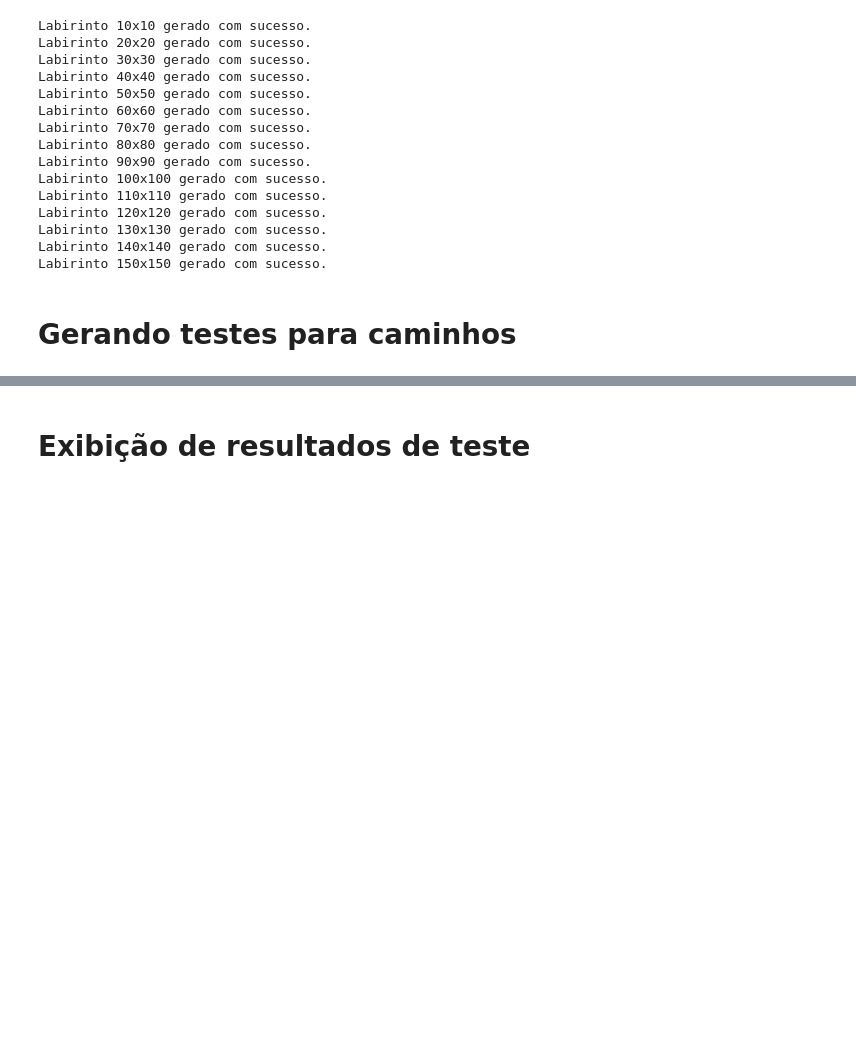
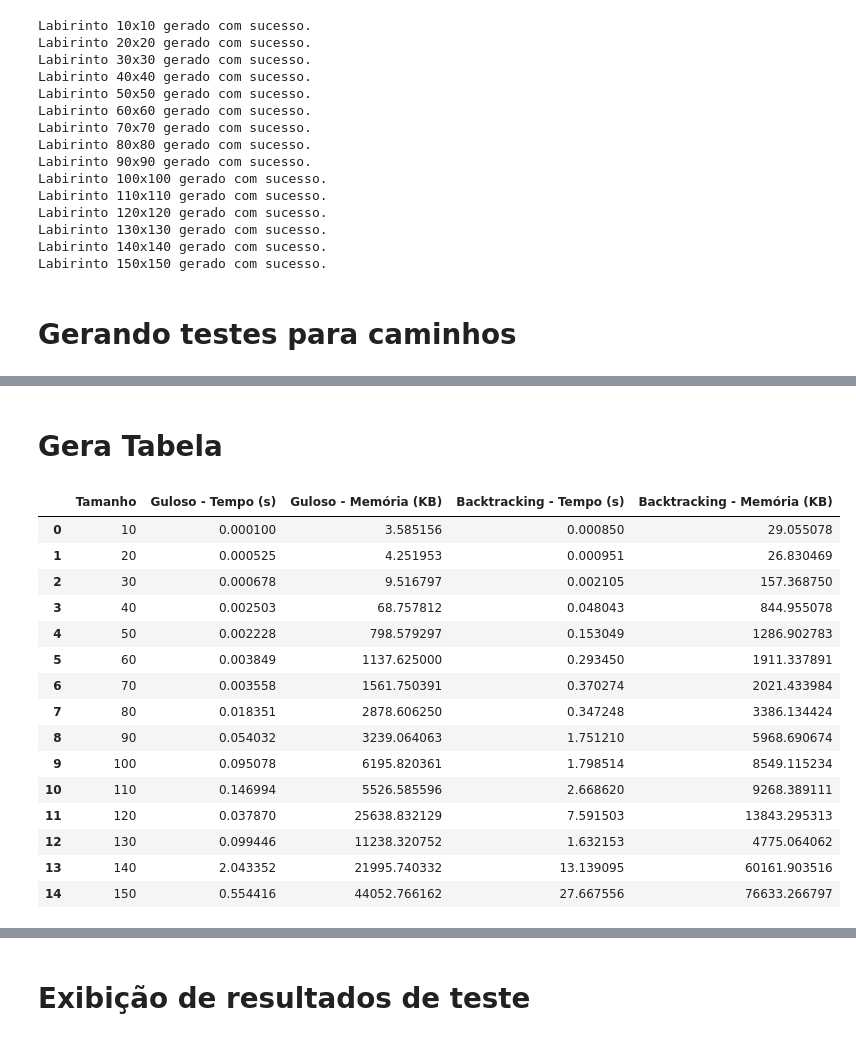
Before and after one commit to KauaHenSilva/paa_trabalho, a Jupyter notebook: main.ipynb, the cells around one changed output, grey strips where cells are left out. Saved outputs shown, nothing was run; the diff lists cells and outputs as text; code cells hidden in the pictures; blank space fills up the shorter version.

```diff
--- a/main.ipynb
+++ b/main.ipynb
@@ -405,0 +431,38 @@ Labirinto 150x150: Tempo: 0.1242s, Memória: 35436.55KB
+# %% [markdown]
+# Gera Tabela
+# %%
+from IPython.display import display, HTML
+
+def gerar_tabela_resultados_completa(resultados_um, resultados_varios):
+    """
+    Gera uma tabela pandas DataFrame com os resultados de tempo e memória para um algoritmo,
+    mostrando lado a lado os valores para 'um caminho' e 'vários caminhos'.
+    O nome do algoritmo aparece como título acima da tabela.
+    """
+    df = pd.DataFrame({
+        'Tamanho': [r[0] for r in resultados_um],
+        'Guloso - Tempo (s)': [r[1] for r in resultados_um],
+        'Guloso - Memória (KB)': [r[2] for r in resultados_um],
+        'Backtracking - Tempo (s)': [r[1] for r in resultados_varios],
+        'Backtracking - Memória (KB)': [r[2] for r in resultados_varios],
+    })
+    return df
+# %%
+gerar_tabela_resultados_completa(resultados_guloso_only,resultados_backtracking_only)
+# %% [output]
+|  | Tamanho | Guloso - Tempo (s) | Guloso - Memória (KB) | Backtracking - Tempo (s) | Backtracking - Memória (KB) |
+| 0 | 10 | 0.000100 | 3.585156 | 0.000850 | 29.055078 |
+| 1 | 20 | 0.000525 | 4.251953 | 0.000951 | 26.830469 |
+| 2 | 30 | 0.000678 | 9.516797 | 0.002105 | 157.368750 |
+| 3 | 40 | 0.002503 | 68.757812 | 0.048043 | 844.955078 |
+| 4 | 50 | 0.002228 | 798.579297 | 0.153049 | 1286.902783 |
+| 5 | 60 | 0.003849 | 1137.625000 | 0.293450 | 1911.337891 |
+| 6 | 70 | 0.003558 | 1561.750391 | 0.370274 | 2021.433984 |
+| 7 | 80 | 0.018351 | 2878.606250 | 0.347248 | 3386.134424 |
+| 8 | 90 | 0.054032 | 3239.064063 | 1.751210 | 5968.690674 |
+| 9 | 100 | 0.095078 | 6195.820361 | 1.798514 | 8549.115234 |
+| 10 | 110 | 0.146994 | 5526.585596 | 2.668620 | 9268.389111 |
+| 11 | 120 | 0.037870 | 25638.832129 | 7.591503 | 13843.295313 |
+| 12 | 130 | 0.099446 | 11238.320752 | 1.632153 | 4775.064062 |
+| 13 | 140 | 2.043352 | 21995.740332 | 13.139095 | 60161.903516 |
+| 14 | 150 | 0.554416 | 44052.766162 | 27.667556 | 76633.266797 |
```
Also changed, not shown: parts of 4 cells of this notebook, 2 other files.
